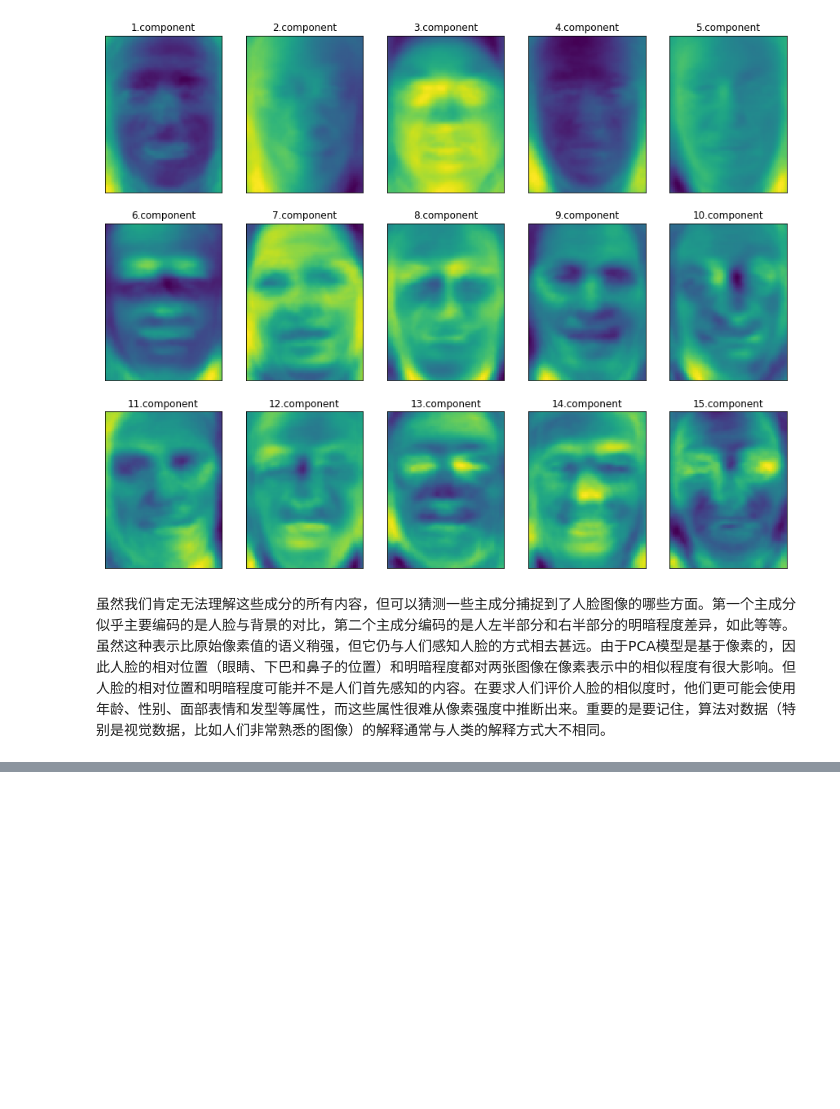
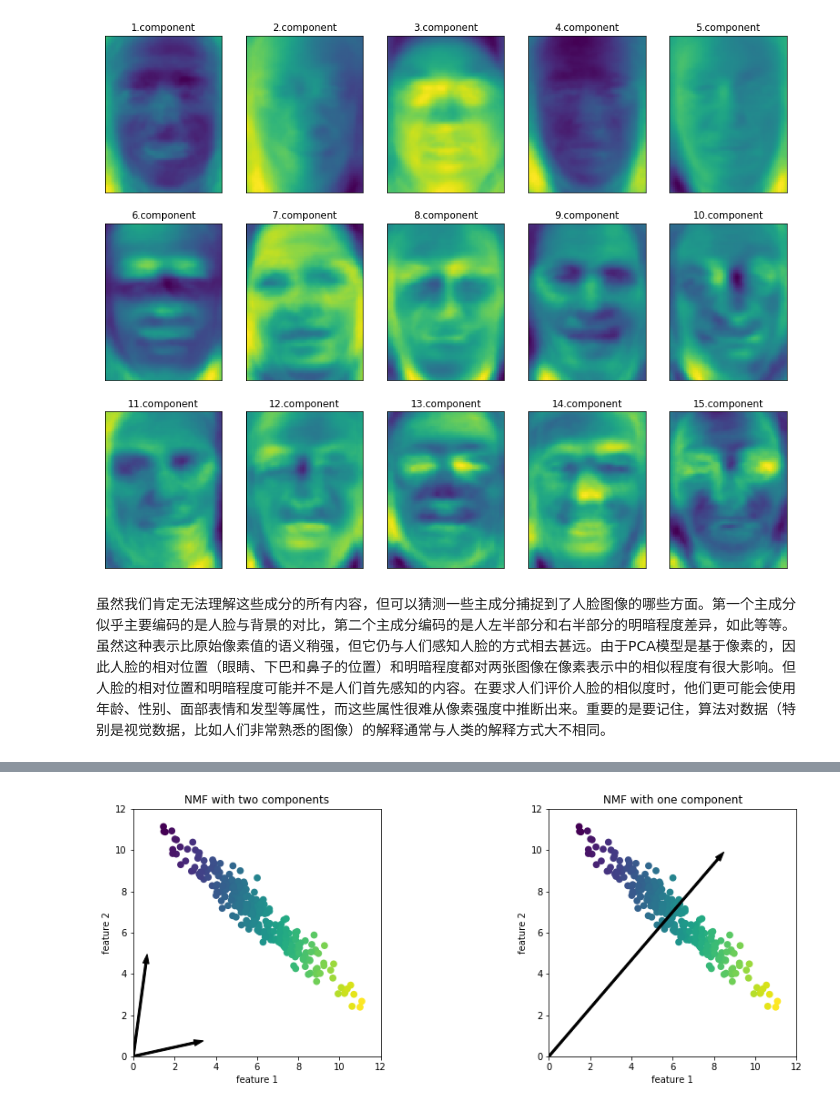
Before and after one commit to foragile/introduction_to_machine_learning_with_python, a Jupyter notebook: chapter03/无监督学习.ipynb, the cells around one changed output, grey strips where cells are left out. Saved outputs shown, nothing was run; the diff lists cells and outputs as text; code cells hidden in the pictures; blank space fills up the shorter version.

```diff
--- a/chapter03/无监督学习.ipynb
+++ b/chapter03/无监督学习.ipynb
@@ -487,0 +497,4 @@ for i,(component,ax) in enumerate(zip(pca.components_,axes.ravel())):
+# %%
+mglearn.plots.plot_nmf_illustration()
+# %% [output]
+[figure, added]
```
Also changed, not shown: parts of 17 cells of this notebook, 3 other files.
